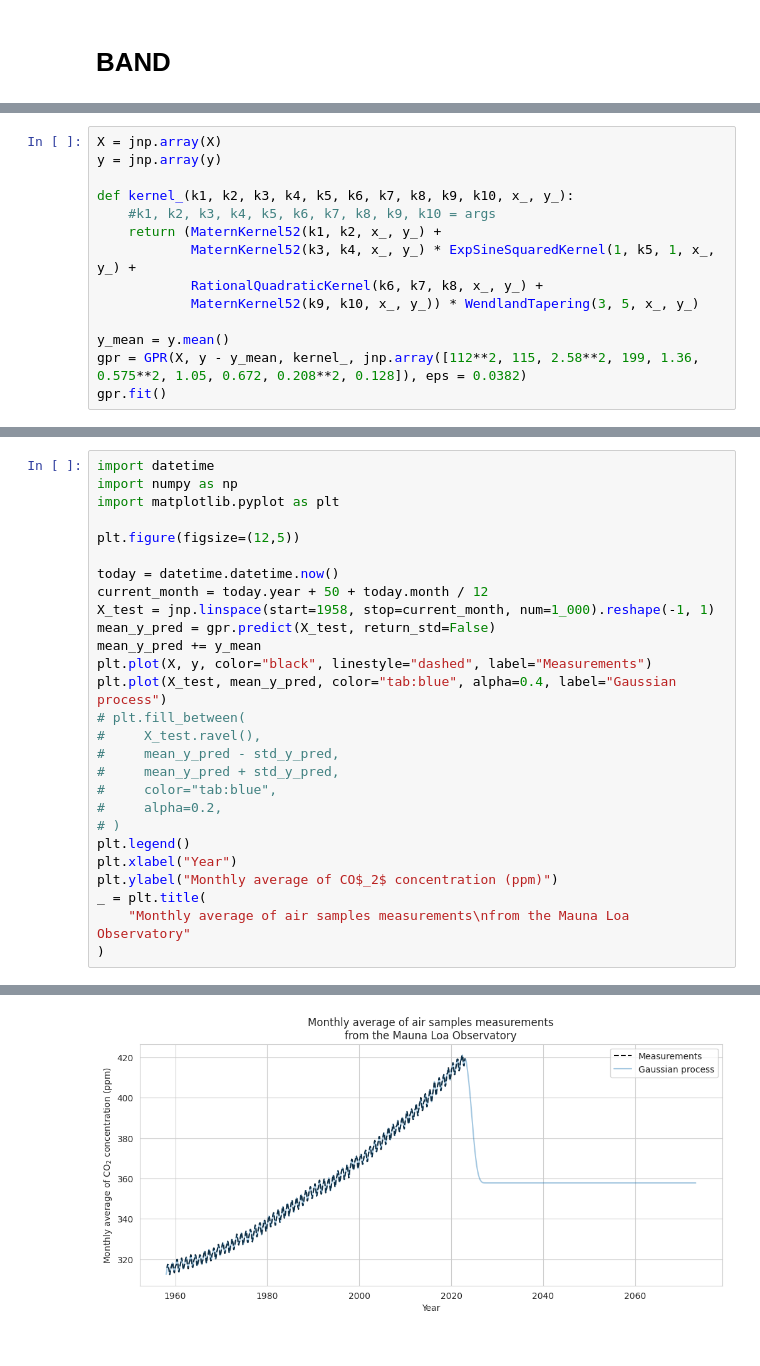
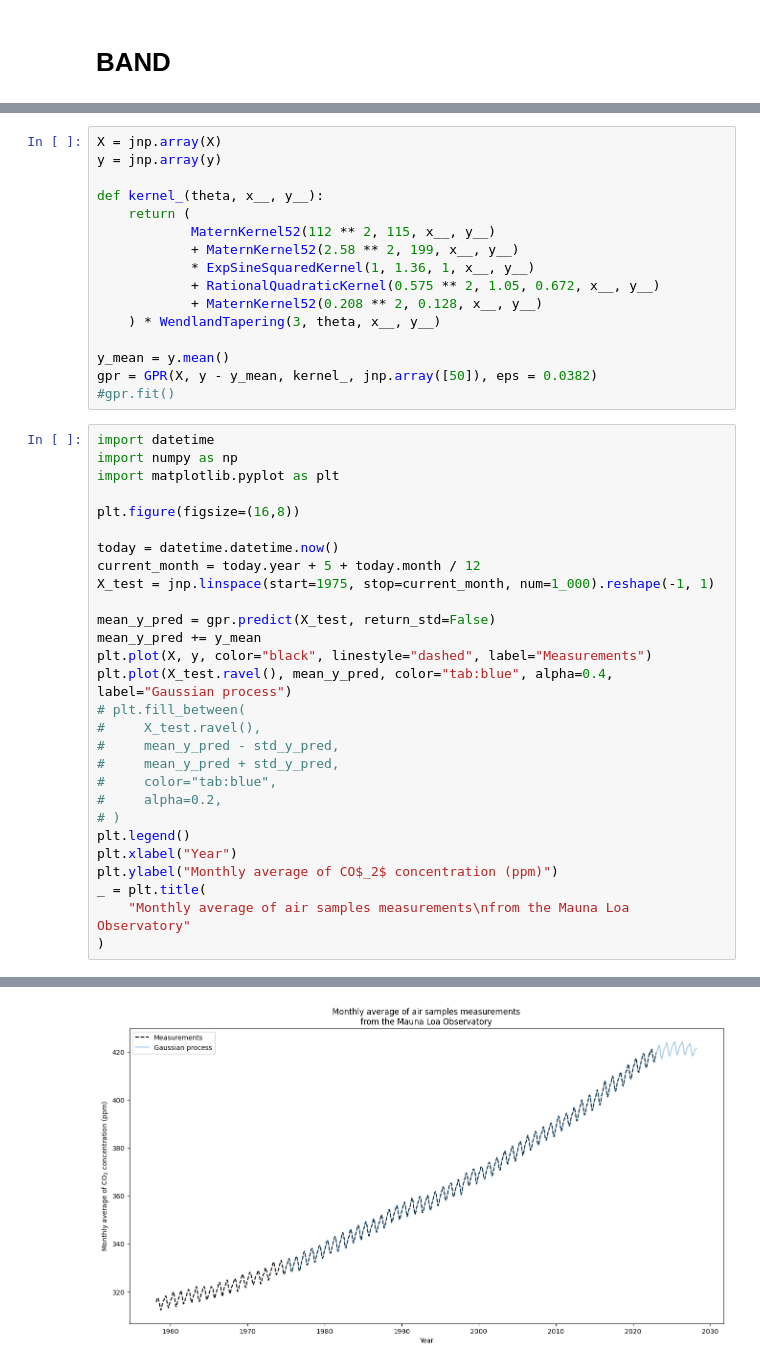
Before and after one commit to ItsNiklas/sparse-gaussian-processes, a Jupyter notebook: applications/MaunaLoa.ipynb, the cells around one changed output, grey strips where cells are left out. Drawn from its saved outputs; the diff is of its cells as text.

```diff
--- a/applications/MaunaLoa.ipynb
+++ b/applications/MaunaLoa.ipynb
@@ -82,14 +112,0 @@ plt.show()
-# %%
-X = jnp.array(X)
-y = jnp.array(y)
-
-def kernel_(k1, k2, k3, k4, k5, k6, k7, k8, k9, k10, x_, y_):
-    #k1, k2, k3, k4, k5, k6, k7, k8, k9, k10 = args
-    return (MaternKernel52(k1, k2, x_, y_) +
-            MaternKernel52(k3, k4, x_, y_) * ExpSineSquaredKernel(1, k5, 1, x_, y_) +
-            RationalQuadraticKernel(k6, k7, k8, x_, y_) +
-            MaternKernel52(k9, k10, x_, y_)) * WendlandTapering(3, 5, x_, y_)
-
-y_mean = y.mean()
-gpr = GPR(X, y - y_mean, kernel_, jnp.array([112**2, 115, 2.58**2, 199, 1.36, 0.575**2, 1.05, 0.672, 0.208**2, 0.128]), eps = 0.0382)
-gpr.fit()
@@ -102,17 +113,34 @@ Iter: state.iter_num=Array(44, dtype=int64, weak_type=True)
+# %%
+X = jnp.array(X)
+y = jnp.array(y)
+
+def kernel_(theta, x__, y__):
+    return (
+            MaternKernel52(112 ** 2, 115, x__, y__)
+            + MaternKernel52(2.58 ** 2, 199, x__, y__)
+            * ExpSineSquaredKernel(1, 1.36, 1, x__, y__)
+            + RationalQuadraticKernel(0.575 ** 2, 1.05, 0.672, x__, y__)
+            + MaternKernel52(0.208 ** 2, 0.128, x__, y__)
+    ) * WendlandTapering(3, theta, x__, y__)
+
+y_mean = y.mean()
+gpr = GPR(X, y - y_mean, kernel_, jnp.array([50]), eps = 0.0382)
+#gpr.fit()
 # %%
 import datetime
 import numpy as np
 import matplotlib.pyplot as plt
 
-plt.figure(figsize=(12,5))
+plt.figure(figsize=(16,8))
 
 today = datetime.datetime.now()
-current_month = today.year + 50 + today.month / 12
-X_test = jnp.linspace(start=1958, stop=current_month, num=1_000).reshape(-1, 1)
+current_month = today.year + 5 + today.month / 12
+X_test = jnp.linspace(start=1975, stop=current_month, num=1_000).reshape(-1, 1)
+
 mean_y_pred = gpr.predict(X_test, return_std=False)
 mean_y_pred += y_mean
 plt.plot(X, y, color="black", linestyle="dashed", label="Measurements")
-plt.plot(X_test, mean_y_pred, color="tab:blue", alpha=0.4, label="Gaussian process")
+plt.plot(X_test.ravel(), mean_y_pred, color="tab:blue", alpha=0.4, label="Gaussian process")
 # plt.fill_between(
 #     X_test.ravel(),
 #     mean_y_pred - std_y_pred,
@@ -131 +159 @@ NMLL: 1669.9609777474889
-[figure, old version]
+[figure, new version]
```
Also changed, not shown: parts of 7 cells of this notebook, 5 other files.
